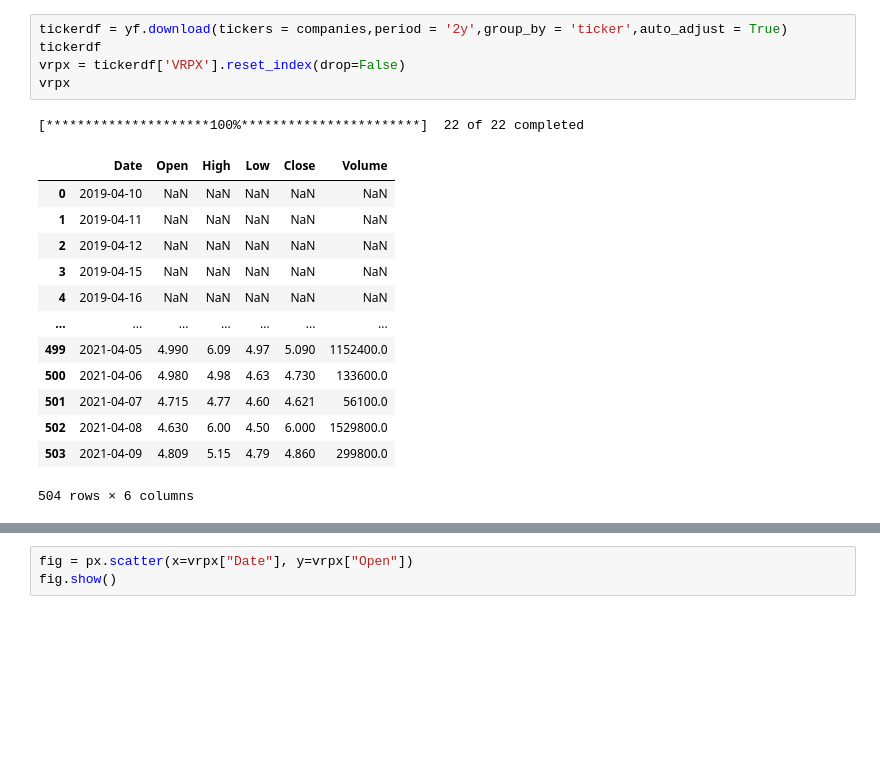
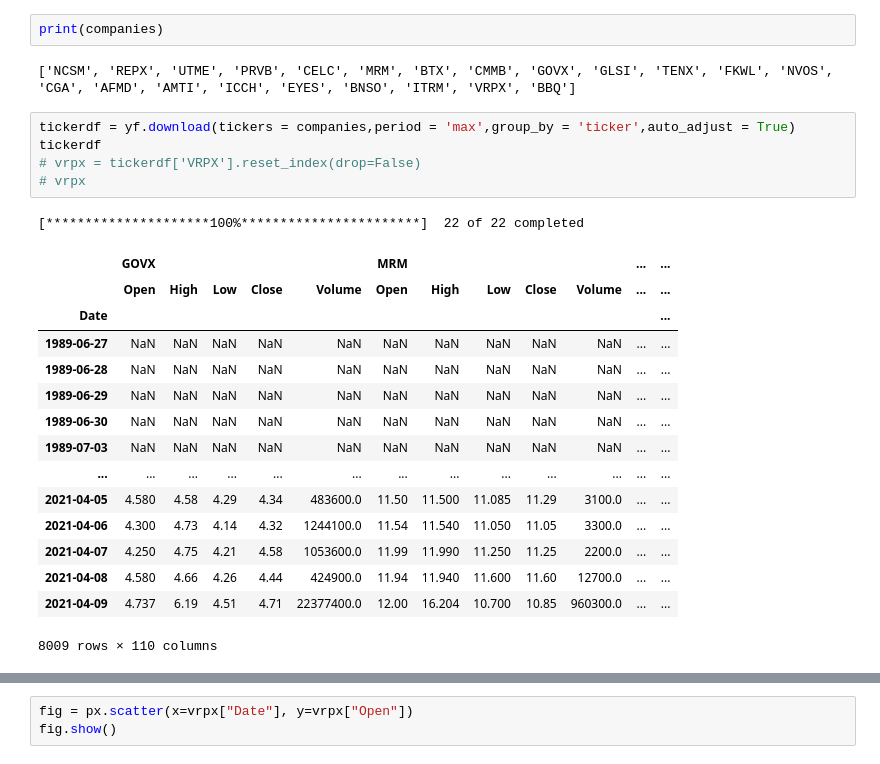
Before and after one commit to jforbis/make-that-bread, a Jupyter notebook: forbis/StockStuff copy.ipynb, the cells around one changed output, grey strips where cells are left out. Drawn from its saved outputs; the diff is of its cells as text; blank space fills up the shorter version.

Commit message:
forbis: creating dataframe with all yfinance tickers and python script to ask for stock ticker then enter to receive 5 year data

```diff
--- a/forbis/StockStuff copy.ipynb
+++ b/forbis/StockStuff copy.ipynb
@@ -54,20 +56,26 @@ print (companies)
+# %%
+print(companies)
+# %% [output]
+['NCSM', 'REPX', 'UTME', 'PRVB', 'CELC', 'MRM', 'BTX', 'CMMB', 'GOVX', 'GLSI', 'TENX', 'FKWL', 'NVOS', 'CGA', 'AFMD', 'AMTI', 'ICCH', 'EYES', 'BNSO', 'ITRM', 'VRPX', 'BBQ']
 # %%
-tickerdf = yf.download(tickers = companies,period = '2y',group_by = 'ticker',auto_adjust = True)
+tickerdf = yf.download(tickers = companies,period = 'max',group_by = 'ticker',auto_adjust = True)
 tickerdf
-vrpx = tickerdf['VRPX'].reset_index(drop=False)
-vrpx
+# vrpx = tickerdf['VRPX'].reset_index(drop=False)
+# vrpx
 # %% [output]
 [*********************100%***********************]  22 of 22 completed
-|  | Date | Open | High | Low | Close | Volume |
-| 0 | 2019-04-10 | NaN | NaN | NaN | NaN | NaN |
-| 1 | 2019-04-11 | NaN | NaN | NaN | NaN | NaN |
-| 2 | 2019-04-12 | NaN | NaN | NaN | NaN | NaN |
-| 3 | 2019-04-15 | NaN | NaN | NaN | NaN | NaN |
-| 4 | 2019-04-16 | NaN | NaN | NaN | NaN | NaN |
-| ... | ... | ... | ... | ... | ... | ... |
-| 499 | 2021-04-05 | 4.990 | 6.09 | 4.97 | 5.090 | 1152400.0 |
-| 500 | 2021-04-06 | 4.980 | 4.98 | 4.63 | 4.730 | 133600.0 |
-| 501 | 2021-04-07 | 4.715 | 4.77 | 4.60 | 4.621 | 56100.0 |
-| 502 | 2021-04-08 | 4.630 | 6.00 | 4.50 | 6.000 | 1529800.0 |
-| 503 | 2021-04-09 | 4.809 | 5.15 | 4.79 | 4.860 | 299800.0 |
+|  | GOVX |  |  |  |  | MRM |  |  |  |  | ... | ... |
+|  | Open | High | Low | Close | Volume | Open | High | Low | Close | Volume | ... | ... |
+| Date |  |  |  |  |  |  |  |  |  |  |  | ... |
+| 1989-06-27 | NaN | NaN | NaN | NaN | NaN | NaN | NaN | NaN | NaN | NaN | ... | ... |
+| 1989-06-28 | NaN | NaN | NaN | NaN | NaN | NaN | NaN | NaN | NaN | NaN | ... | ... |
+| 1989-06-29 | NaN | NaN | NaN | NaN | NaN | NaN | NaN | NaN | NaN | NaN | ... | ... |
+| 1989-06-30 | NaN | NaN | NaN | NaN | NaN | NaN | NaN | NaN | NaN | NaN | ... | ... |
+| 1989-07-03 | NaN | NaN | NaN | NaN | NaN | NaN | NaN | NaN | NaN | NaN | ... | ... |
+| ... | ... | ... | ... | ... | ... | ... | ... | ... | ... | ... | ... | ... |
+| 2021-04-05 | 4.580 | 4.58 | 4.29 | 4.34 | 483600.0 | 11.50 | 11.500 | 11.085 | 11.29 | 3100.0 | ... | ... |
+| 2021-04-06 | 4.300 | 4.73 | 4.14 | 4.32 | 1244100.0 | 11.54 | 11.540 | 11.050 | 11.05 | 3300.0 | ... | ... |
+| 2021-04-07 | 4.250 | 4.75 | 4.21 | 4.58 | 1053600.0 | 11.99 | 11.990 | 11.250 | 11.25 | 2200.0 | ... | ... |
+| 2021-04-08 | 4.580 | 4.66 | 4.26 | 4.44 | 424900.0 | 11.94 | 11.940 | 11.600 | 11.60 | 12700.0 | ... | ... |
+| 2021-04-09 | 4.737 | 6.19 | 4.51 | 4.71 | 22377400.0 | 12.00 | 16.204 | 10.700 | 10.85 | 960300.0 | ... | ... |
-504 rows × 6 columns
+8009 rows × 110 columns
```
Also changed, not shown: parts of 9 cells of this notebook, 6 other files.
